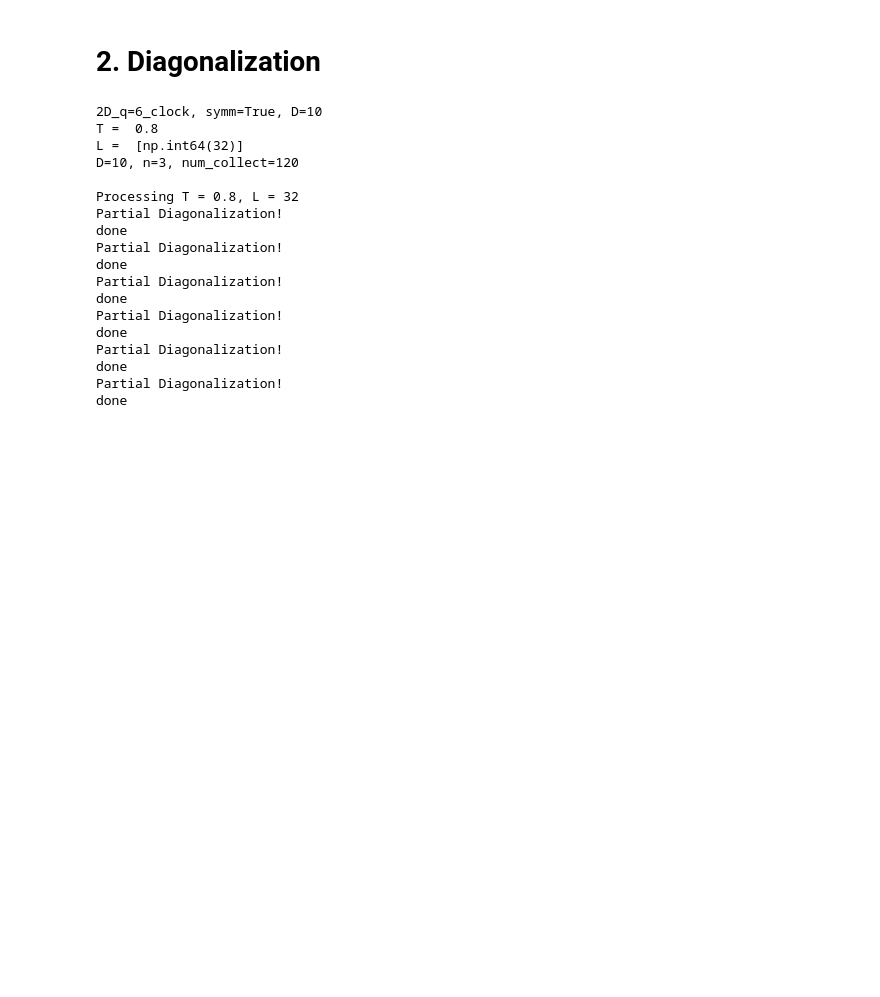
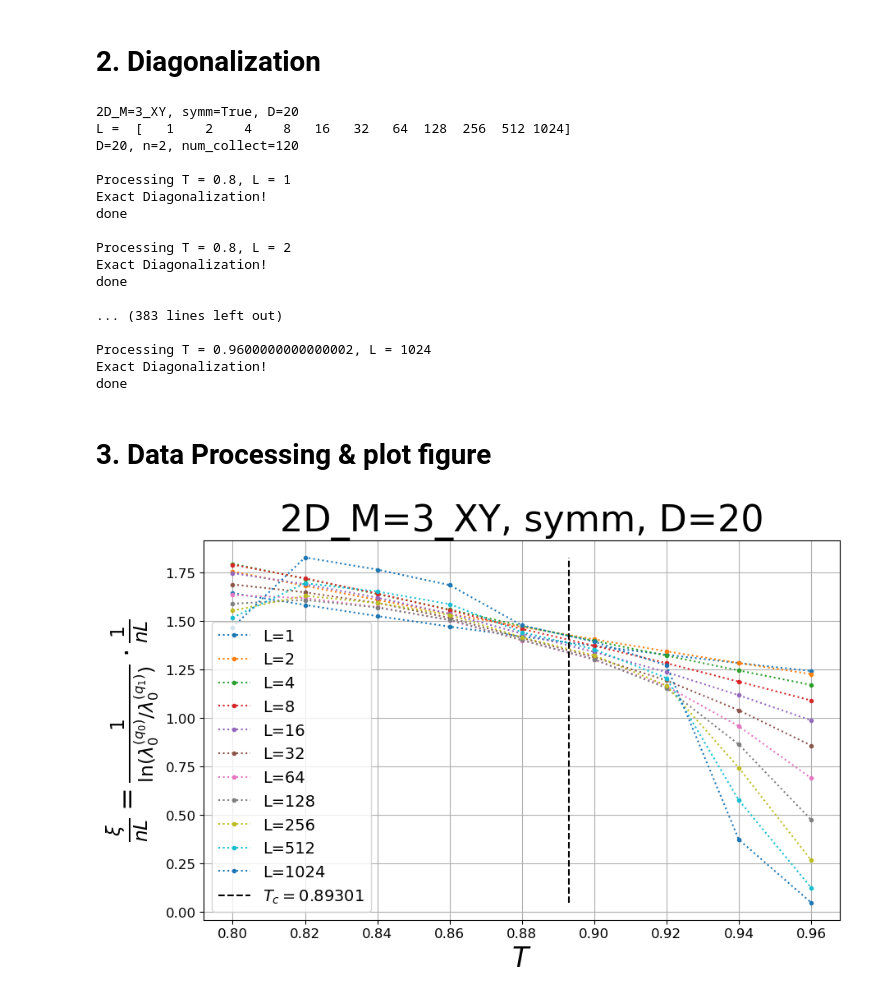
Before and after one commit to Chan-Sing-Hong/code_XY_clock, a Jupyter notebook: test.ipynb, the cells around one changed output. Cells and saved outputs as stored; diff of their text form; code cells hidden in the pictures; blank space fills up the shorter version.

Commit message:
add xi_over_Ly

```diff
--- a/test.ipynb
+++ b/test.ipynb
@@ -85,15 +83,15 @@ done
 # %%
 from all_fn import *
 
-model_name = "2D_q=6_clock"# model_name#
+model_name = "2D_M=3_XY"# model_name#
 symm = True#symm#
-dcut = 10#dcut#
+dcut = 20#dcut#
 Lmax = 2000#Lmax#
 unit_size = 1#unit_size#
 iteration = 0#iteration#
-iT = 0#iT#
-iL = 5#iL#
-n = 3#n#
+# iT = 0#iT#
+# iL = 5#iL#
+n = 2#n#
 num_collect = 120#num_collect#
 hermitian = False#hermitian#
 
@@ -106,18 +104,17 @@ if iteration == 300:
 elif iteration == 0:
     Ts_tot = np.arange(0.8, 0.96+0.02, 0.02)
 
-Ts = [Ts_tot[iT]]
-# Ts = Ts_tot
+# Ts = [Ts_tot[iT]]
+Ts = Ts_tot
 
 HOTRG = Hotrg()
 HOTRG.dcut = dcut
 trgstep = int(np.floor(np.log2(Lmax/unit_size)))
 Ls_tot = unit_size * 2**np.arange(0, trgstep+1)
-Ls = [Ls_tot[iL]]
-# Ls = Ls_tot
+# Ls = [Ls_tot[iL]]
+Ls = Ls_tot
 
 print("{}, symm={}, D={}".format(model.name, model.symm, HOTRG.dcut))
-print("T = ", T)
 print("L = ", Ls)
 print("D={}, n={}, num_collect={}".format(HOTRG.dcut,n,num_collect))
 
@@ -179,21 +176,22 @@ for T in Ts:
                     print("partial diagonalization due to num_collect={} > d_x_n_sector={}".format(num_collect, d_x_n_sector))
                     pass
 # %% [output]
-2D_q=6_clock, symm=True, D=10
-T =  0.8
-L =  [np.int64(32)]
-D=10, n=3, num_collect=120
+2D_M=3_XY, symm=True, D=20
+L =  [   1    2    4    8   16   32   64  128  256  512 1024]
+D=20, n=2, num_collect=120
 
-Processing T = 0.8, L = 32
-Partial Diagonalization!
+Processing T = 0.8, L = 1
+Exact Diagonalization!
 done
-Partial Diagonalization!
+
+Processing T = 0.8, L = 2
+Exact Diagonalization!
 done
-Partial Diagonalization!
+
+... (383 lines left out)
+
+Processing T = 0.9600000000000002, L = 1024
+Exact Diagonalization!
 done
-Partial Diagonalization!
-done
-Partial Diagonalization!
-done
-Partial Diagonalization!
-done
+# %% [markdown]
+# 3. Data Processing & plot figure
@@ -199,0 +253,28 @@ done
+# %%
+plt.figure(figsize=(10,6))
+
+for iL,L in enumerate(Ls_tot):
+    Y0_qnum0 = np.real(Yi_wo_norm_all[:, iL, 0, 0])
+    Y0_qnum1 = np.real(Yi_wo_norm_all[:, iL, 1, 0])
+
+    xi = 1/np.log(Y0_qnum0/ Y0_qnum1)
+    x = Ts_tot
+    y = xi/(n*L)
+    plt.plot(x, y, ".:", label="L={}".format(L))
+
+plt.plot(model.Tc*np.ones(2), [min(y), max(y)], "k--", label="$T_c={}$".format(model.Tc))
+
+plt.grid()
+plt.ylabel(r"$\frac{\xi}{nL}=\frac{1}{\ln(\lambda_0^{(q_0)}/\lambda_0^{(q_1)})} \cdot \frac{1}{nL}$", fontsize=24)
+plt.xlabel(r"$T$", fontsize=24)
+
+plt.tick_params(labelsize=12)
+plt.legend(fontsize=14)
+plt.title(f"{model.name}, {'symm' if model.symm else 'wo symm'}, D={HOTRG.dcut}", fontsize=32)
+
+Folder_plt = "figures/"
+makeFolder(Folder_plt)
+plt.savefig(Folder_plt + "xi_over_Ly_vs_T_D{}_{}.pdf".format(HOTRG.dcut, model.name))
+# plt.yscale("log")
+# %% [output]
+[figure, added]
```
Also changed, not shown: parts of 2 cells of this notebook, 1 other file.
